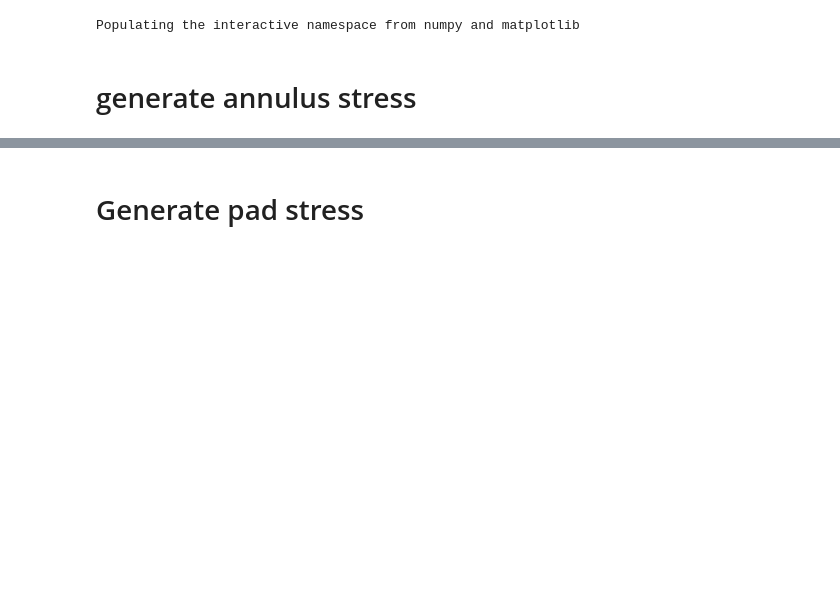
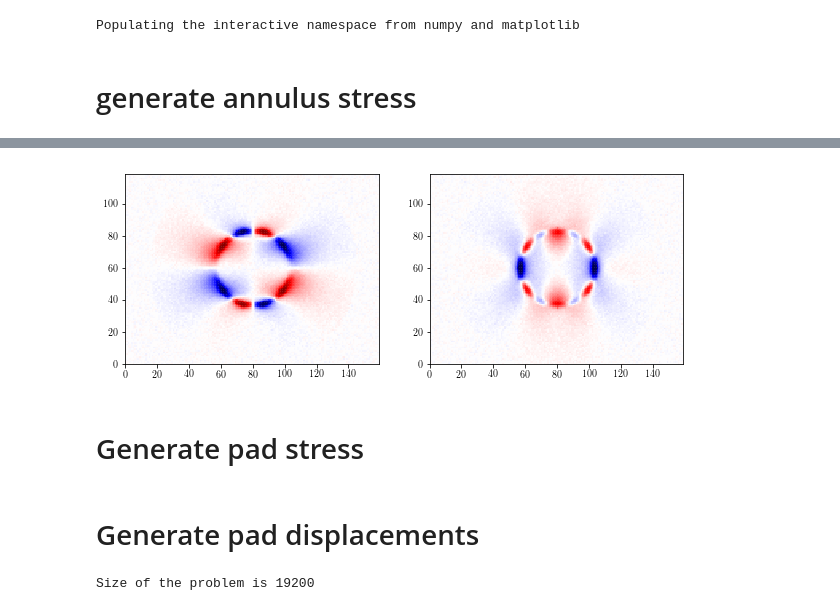
Before and after one commit to jcalifornia/tractionforce, a Jupyter notebook: paper/numerics/gridspacingfig.ipynb, the cells around one changed output, grey strips where cells are left out. Cells and saved outputs as stored; diff of their text form; code cells hidden in the pictures; blank space fills up the shorter version.

```diff
--- a/paper/numerics/gridspacingfig.ipynb
+++ b/paper/numerics/gridspacingfig.ipynb
@@ -121,3 +164,22 @@ annulus_y = stress_y.reshape((M,N))
+# %%
+fig = plt.figure(figsize=(10,12))
+
+plt.subplot(221)
+
+plt.pcolormesh(x_forward_positions,y_forward_positions,obs_x_annulus,
+                           cmap='seismic_r',vmin=-max_s,vmax=max_s,alpha=0.9).axes.set_aspect('equal')
+#plt.pcolormesh(x_forward_positions,y_forward_positions,imarray==0,
+#                           cmap='Greens',alpha=0.04).axes.set_aspect('equal')
+
+plt.subplot(222)
+#plt.pcolormesh(x_forward_positions,y_forward_positions,imarray==0,
+#                           cmap='gray').axes.set_aspect('equal')
+plt.pcolormesh(x_forward_positions,y_forward_positions,obs_y_annulus,
+                           cmap='seismic_r',vmin=-max_s,vmax=max_s,alpha=0.9).axes.set_aspect('equal')
+
+plt.savefig("../figures/annulus_displacements.pdf",bbox_inches='tight')
+# %% [output]
+[figure, added]
 # %% [markdown]
 # Generate pad stress
 # %%
@@ -199,3 +261,44 @@ stress_y[in_4] *= -G4/sum(stress_y[in_4])
 
 pad_x = stress_x.reshape((M,N))
 pad_y = stress_y.reshape((M,N))
+# %% [markdown]
+# Generate pad displacements
+# %%
+_FORWARD_CUT_OFF = 100
+_CUTOFF  = 16
+
+condition_outside = pad_imarray.reshape((M*N,)) != 0
+condition_inside = (pad_imarray.reshape((M*N,)) == 0 ) * (distances >= a - _FORWARD_CUT_OFF)
+
+x_out = np.array(forward_coords[condition_outside,0],dtype=int)
+y_out = np.array(forward_coords[condition_outside,1],dtype=int)
+
+x_in = np.array(forward_coords[condition_inside,0],dtype=int)
+y_in = np.array(forward_coords[condition_inside,1],dtype=int)
+
+x_center = np.mean(x_in)
+y_center = np.mean(y_in)
+
+
+
+G_in_in_xx, G_in_in_xy, G_out_in_xx, G_out_in_xy, G_in_in_yy, G_in_in_yx, G_out_in_yy, G_out_in_yx, Dx, Dy = gen_matrices(x_in,y_in,x_out,y_out,dx,dy,loworder = True)
+
+# Generate the measured dispalcements
+s_x = stress_x[condition_inside]
+s_y = stress_y[condition_inside]
+
+u_in_x = G_in_in_xx.dot(s_x) + G_in_in_xy.dot(s_y)
+u_out_x = G_out_in_xx.dot(s_x) + G_out_in_xy.dot(s_y)
+
+u_in_y = G_in_in_yx.dot(s_x) + G_in_in_yy.dot(s_y)
+u_out_y = G_out_in_yx.dot(s_x)  + G_out_in_yy.dot(s_y)
+
+u_x = np.zeros(forward_coords.shape[0])
+u_x[condition_inside] = u_in_x
+u_x[condition_outside] = u_out_x
+
+u_y = np.zeros(forward_coords.shape[0])
+u_y[condition_inside] = u_in_y
+u_y[condition_outside] = u_out_y
+# %% [output]
+Size of the problem is 19200
```
Also changed, not shown: parts of 9 cells of this notebook, 11 other files.
